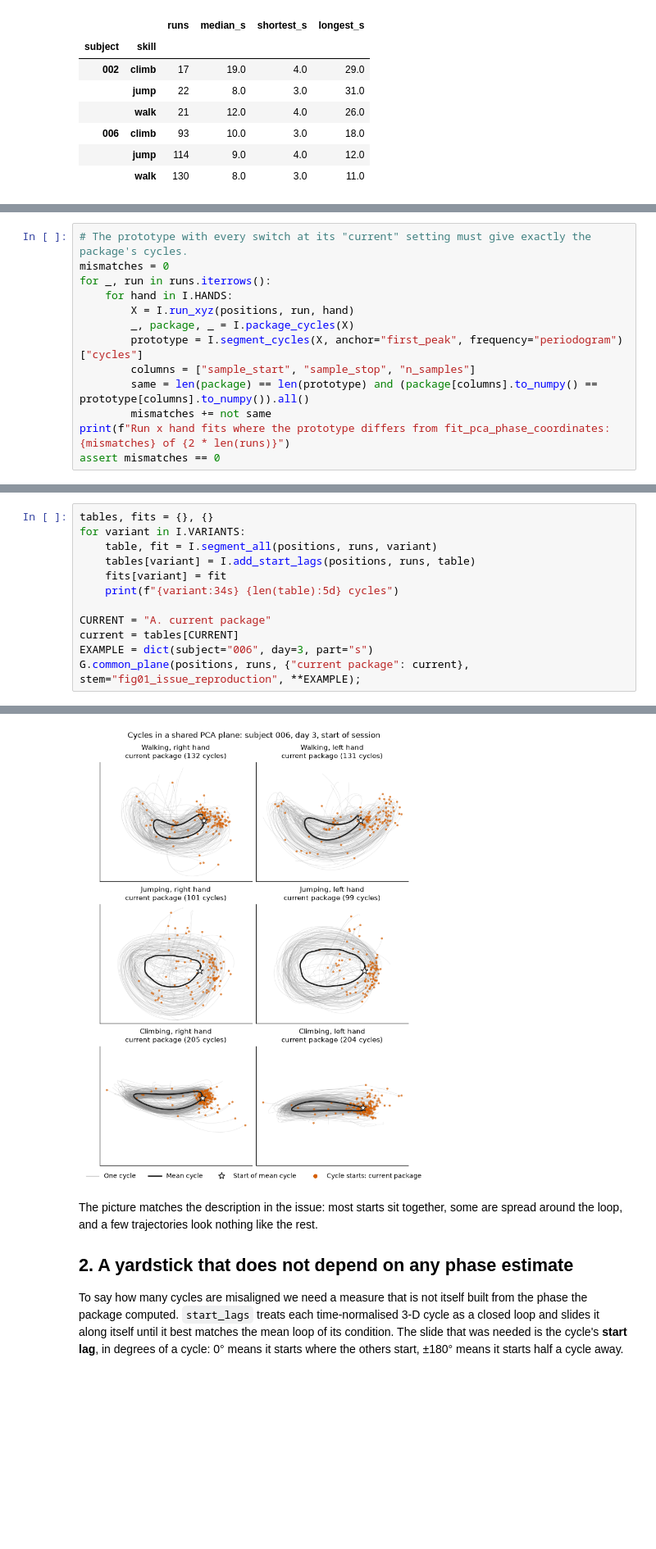
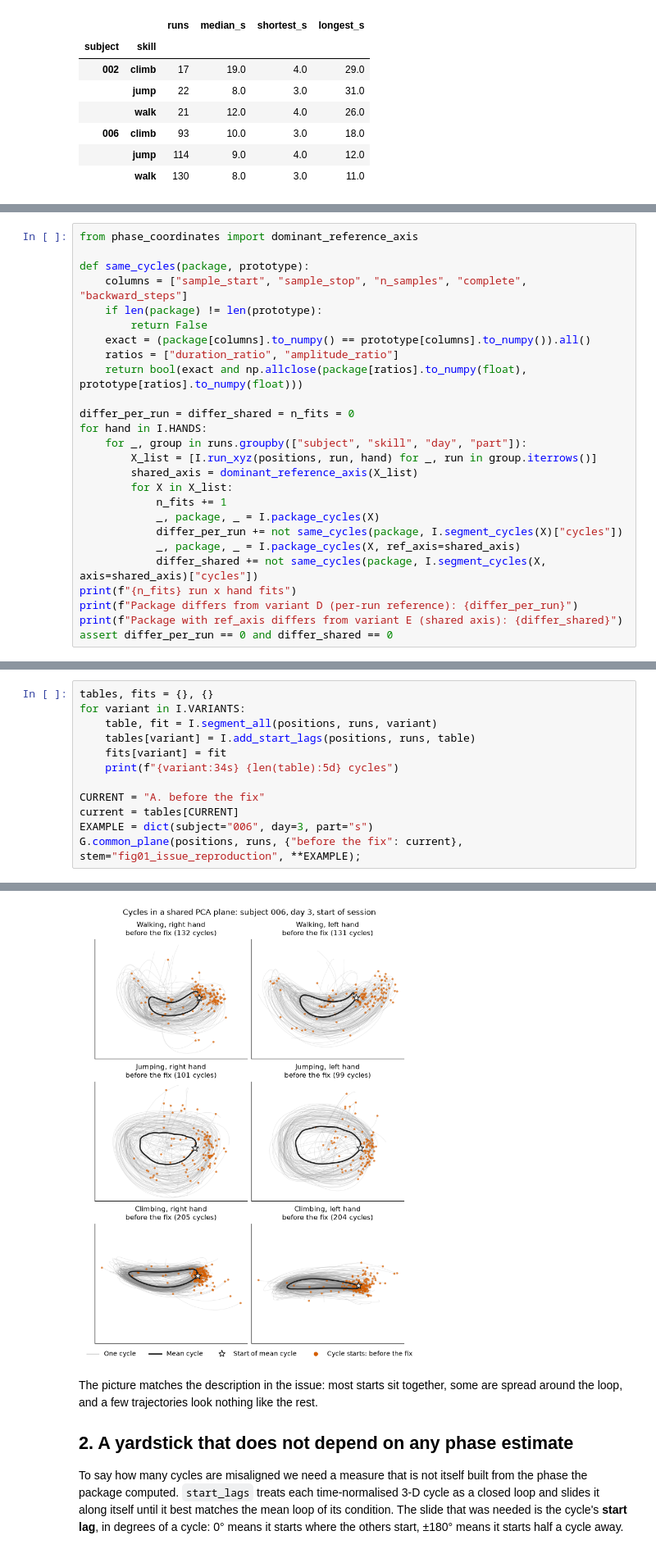
Before and after one commit to Motor-Learning-Lab/phase-coordinates, a Jupyter notebook: notebooks/issue_3_cycle_start_alignment/issue_3_cycle_start_alignment.ipynb, the cells around one changed output, grey strips where cells are left out. Shown at 82% size. Cells and saved outputs as stored; diff of their text form; blank space fills up the shorter version.

```diff
--- a/notebooks/issue_3_cycle_start_alignment/issue_3_cycle_start_alignment.ipynb
+++ b/notebooks/issue_3_cycle_start_alignment/issue_3_cycle_start_alignment.ipynb
@@ -62,13 +67,0 @@ first point of each cycle is marked. It is the same condition as the figure desc
-# %%
-# The prototype with every switch at its "current" setting must give exactly the package's cycles.
-mismatches = 0
-for _, run in runs.iterrows():
-    for hand in I.HANDS:
-        X = I.run_xyz(positions, run, hand)
-        _, package, _ = I.package_cycles(X)
-        prototype = I.segment_cycles(X, anchor="first_peak", frequency="periodogram")["cycles"]
-        columns = ["sample_start", "sample_stop", "n_samples"]
-        same = len(package) == len(prototype) and (package[columns].to_numpy() == prototype[columns].to_numpy()).all()
-        mismatches += not same
-print(f"Run x hand fits where the prototype differs from fit_pca_phase_coordinates: {mismatches} of {2 * len(runs)}")
-assert mismatches == 0
@@ -76,0 +68,26 @@ Run x hand fits where the prototype differs from fit_pca_phase_coordinates: 0 of
+# %%
+from phase_coordinates import dominant_reference_axis
+
+def same_cycles(package, prototype):
+    columns = ["sample_start", "sample_stop", "n_samples", "complete", "backward_steps"]
+    if len(package) != len(prototype):
+        return False
+    exact = (package[columns].to_numpy() == prototype[columns].to_numpy()).all()
+    ratios = ["duration_ratio", "amplitude_ratio"]
+    return bool(exact and np.allclose(package[ratios].to_numpy(float), prototype[ratios].to_numpy(float)))
+
+differ_per_run = differ_shared = n_fits = 0
+for hand in I.HANDS:
+    for _, group in runs.groupby(["subject", "skill", "day", "part"]):
+        X_list = [I.run_xyz(positions, run, hand) for _, run in group.iterrows()]
+        shared_axis = dominant_reference_axis(X_list)
+        for X in X_list:
+            n_fits += 1
+            _, package, _ = I.package_cycles(X)
+            differ_per_run += not same_cycles(package, I.segment_cycles(X)["cycles"])
+            _, package, _ = I.package_cycles(X, ref_axis=shared_axis)
+            differ_shared += not same_cycles(package, I.segment_cycles(X, axis=shared_axis)["cycles"])
+print(f"{n_fits} run x hand fits")
+print(f"Package differs from variant D (per-run reference): {differ_per_run}")
+print(f"Package with ref_axis differs from variant E (shared axis): {differ_shared}")
+assert differ_per_run == 0 and differ_shared == 0
@@ -82,8 +103,8 @@ for variant in I.VARIANTS:
     fits[variant] = fit
     print(f"{variant:34s} {len(table):5d} cycles")
 
-CURRENT = "A. current package"
+CURRENT = "A. before the fix"
 current = tables[CURRENT]
 EXAMPLE = dict(subject="006", day=3, part="s")
-G.common_plane(positions, runs, {"current package": current}, stem="fig01_issue_reproduction", **EXAMPLE);
+G.common_plane(positions, runs, {"before the fix": current}, stem="fig01_issue_reproduction", **EXAMPLE);
 # %% [output]
@@ -95,4 +116,4 @@ E. D + shared axis                  8616 cycles
-[figure, old version]
+[figure, new version]
 # %% [markdown]
 The picture matches the description in the issue: most starts sit together, some are spread around
 the loop, and a few trajectories look nothing like the rest.
```
Also changed, not shown: parts of 25 cells of this notebook, 13 other files.
